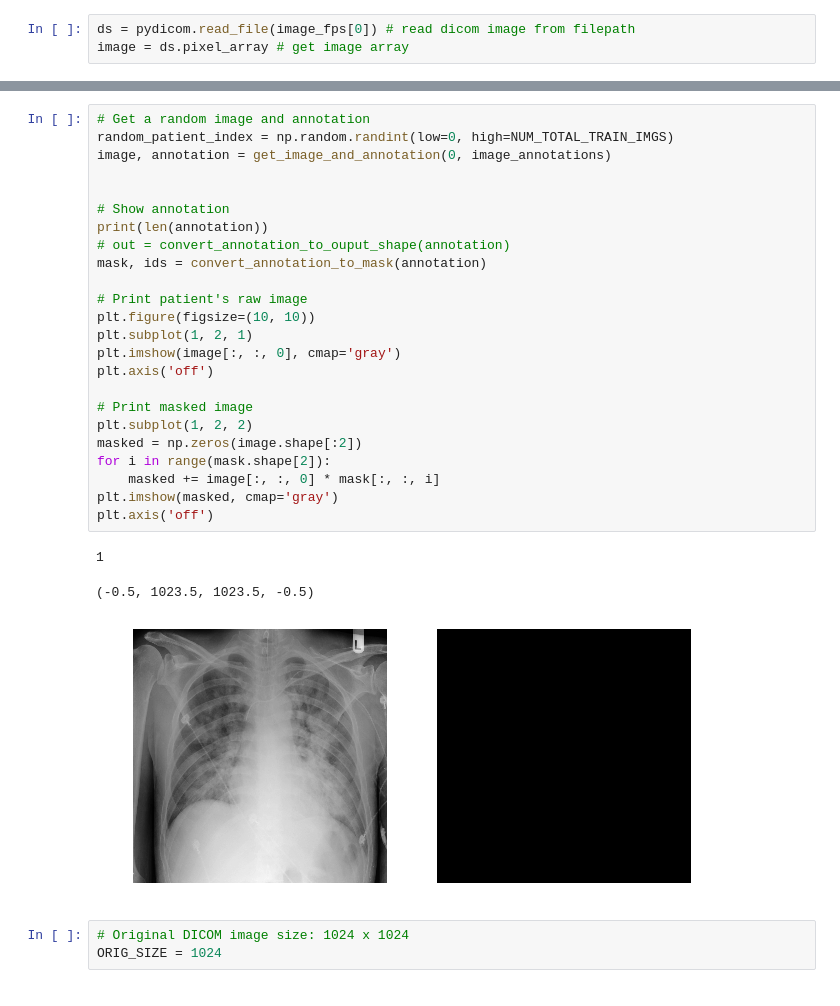
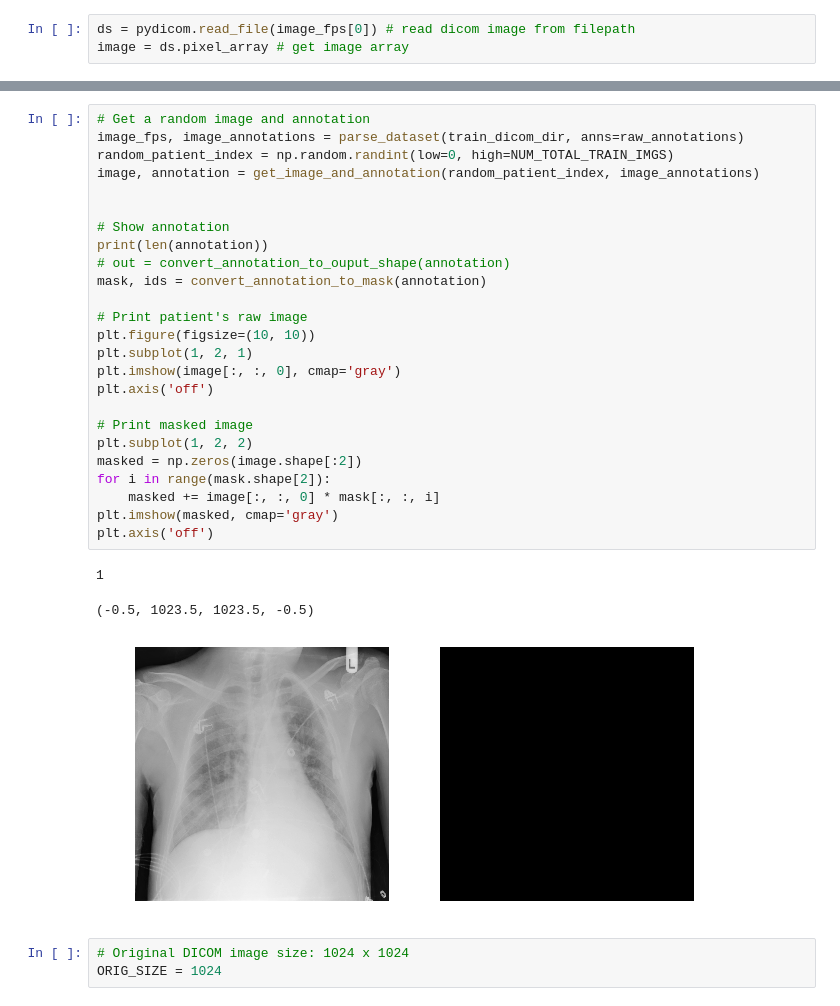
Before and after one commit to mmmfarrell/YOLO, a Jupyter notebook: RSNA_YOLO.ipynb, the cells around one changed output, grey strips where cells are left out. Saved outputs shown, nothing was run; the diff lists cells and outputs as text.

Commit message:
Travis NaN training?

```diff
--- a/RSNA_YOLO.ipynb
+++ b/RSNA_YOLO.ipynb
@@ -607,31 +577,32 @@ ds
 # %%
 # Get a random image and annotation
+image_fps, image_annotations = parse_dataset(train_dicom_dir, anns=raw_annotations)
 random_patient_index = np.random.randint(low=0, high=NUM_TOTAL_TRAIN_IMGS)
-image, annotation = get_image_and_annotation(0, image_annotations)
+image, annotation = get_image_and_annotation(random_patient_index, image_annotations)
 
 
 # Show annotation
 print(len(annotation))
 # out = convert_annotation_to_ouput_shape(annotation)
 mask, ids = convert_annotation_to_mask(annotation)
 
 # Print patient's raw image
 plt.figure(figsize=(10, 10))
 plt.subplot(1, 2, 1)
 plt.imshow(image[:, :, 0], cmap='gray')
 plt.axis('off')
 
 # Print masked image
 plt.subplot(1, 2, 2)
 masked = np.zeros(image.shape[:2])
 for i in range(mask.shape[2]):
     masked += image[:, :, 0] * mask[:, :, i]
 plt.imshow(masked, cmap='gray')
 plt.axis('off')
 # %% [output]
 1
 (-0.5, 1023.5, 1023.5, -0.5)
-[figure, old version]
+[figure, new version]
 # %%
 # Original DICOM image size: 1024 x 1024
 ORIG_SIZE = 1024
```
Also changed, not shown: parts of 14 cells of this notebook.
